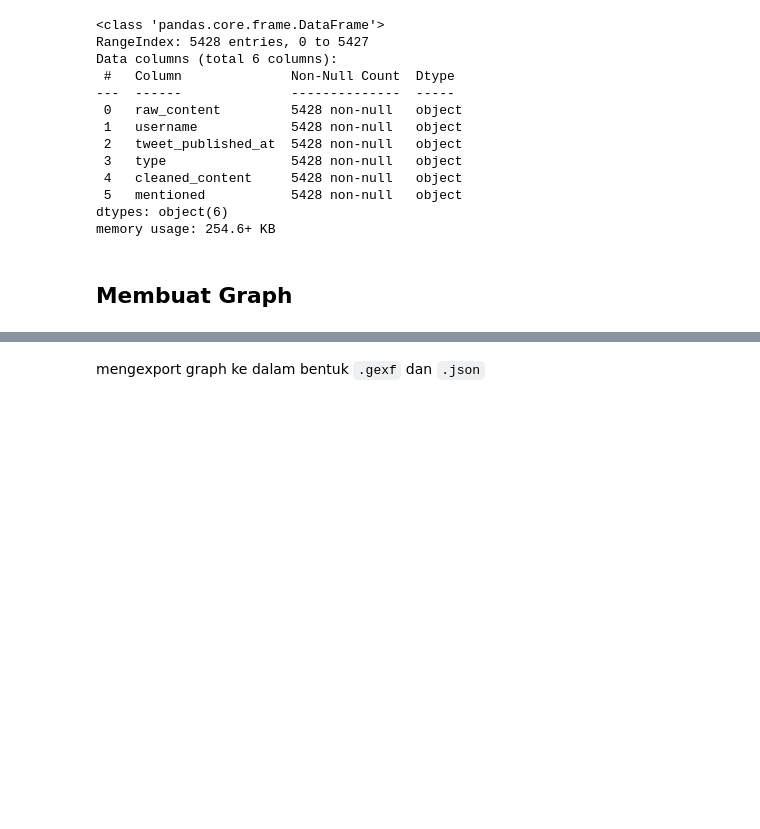
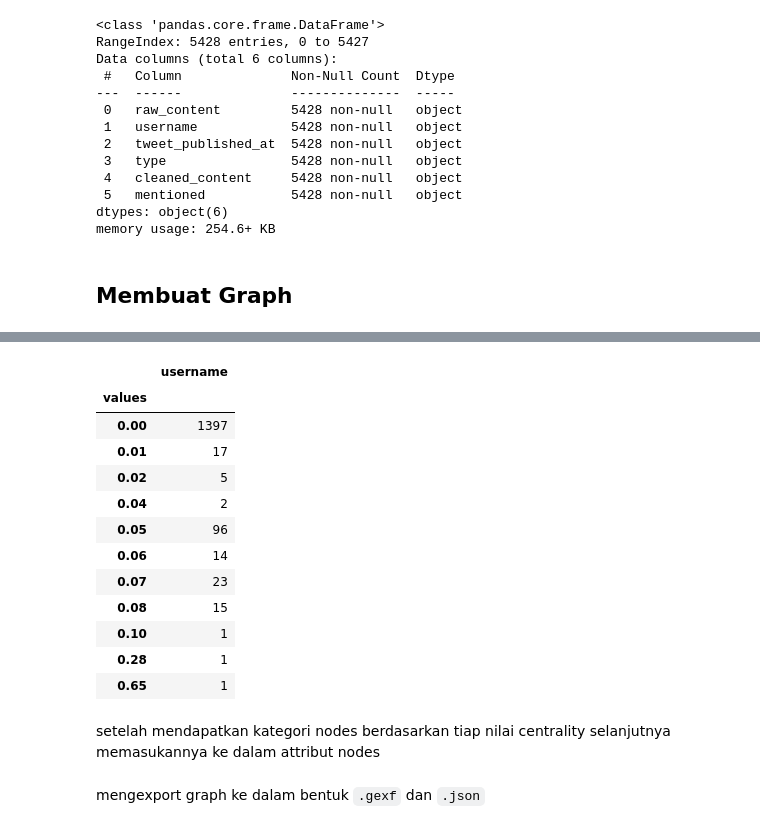
Before and after one commit to imniwa/univ-tugas-akhir, a Jupyter notebook: notebooks/02-modeling.ipynb, the cells around one changed output, grey strips where cells are left out. Saved outputs shown, nothing was run; the diff lists cells and outputs as text; code cells hidden in the pictures; blank space fills up the shorter version.

```diff
--- a/notebooks/02-modeling.ipynb
+++ b/notebooks/02-modeling.ipynb
@@ -66,0 +165,19 @@ for x in data[['username', 'mentioned']].iloc:
+# %%
+df_eigenvector_c = pd.DataFrame(eigenvector_c.items(), columns=['username', 'values'])
+df_eigenvector_c.apply(lambda x: round(x, 2)).groupby(by='values').count()
+# %% [output]
+|  | username |
+| values |  |
+| 0.00 | 1397 |
+| 0.01 | 17 |
+| 0.02 | 5 |
+| 0.04 | 2 |
+| 0.05 | 96 |
+| 0.06 | 14 |
+| 0.07 | 23 |
+| 0.08 | 15 |
+| 0.10 | 1 |
+| 0.28 | 1 |
+| 0.65 | 1 |
+# %% [markdown]
+setelah mendapatkan kategori nodes berdasarkan tiap nilai centrality selanjutnya memasukannya ke dalam attribut nodes
```
Also changed, not shown: parts of 17 cells of this notebook, 7 other files.
